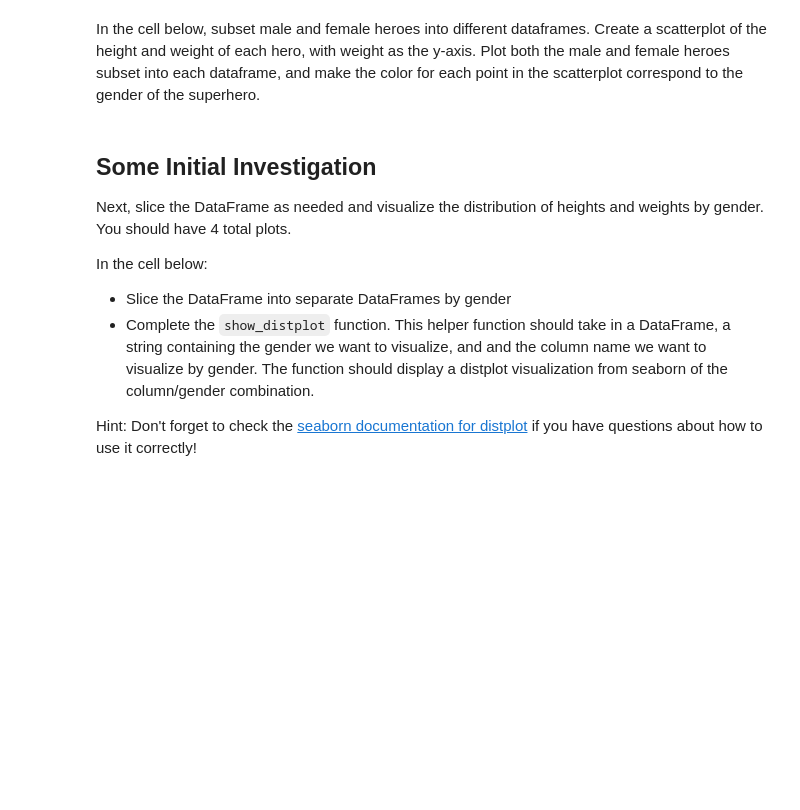
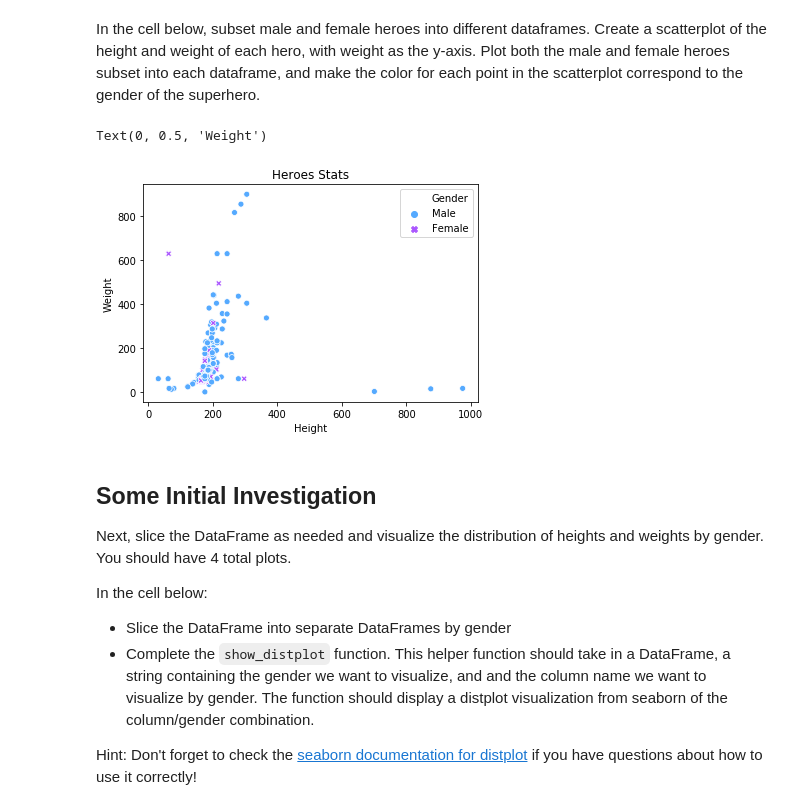
Before and after one commit to matthewsparr/dsc-0-04-18-cleaning-messy-data-summative-lab-online-ds-sp-000, a Jupyter notebook: index.ipynb, the cells around one changed output. Drawn from its saved outputs; the diff is of its cells as text; code cells hidden in the pictures; blank space fills up the shorter version.

```diff
--- a/index.ipynb
+++ b/index.ipynb
@@ -331,3 +331,7 @@ array([203. , 191. , 185. , 175. , 193. , 173. , 178. , 188. , 180. ,
 In the cell below, join the two DataFrames.  Think about which sort of join you should use, as well as which columns you should join on.  Rename columns and manipulate as needed.
 
 **_HINT:_** If the join throws an error message, consider settin the the column you want to join on as the index for each DataFrame.
+# %%
+df = heroes_df.join(powers_df, how='inner')
+df.set_index('name')
+df.head()
@@ -334,5 +346,18 @@ In the cell below, join the two DataFrames.  Think about which sort of join you
 # %% [markdown]
 In the cell below, subset male and female heroes into different dataframes.  Create a scatterplot of the height and weight of each hero, with weight as the y-axis.  Plot both the male and female heroes subset into each dataframe, and make the color for each point in the scatterplot correspond to the gender of the superhero.
+# %%
+
+
+mf_df = df.loc[(df['Gender'] == 'Male') | (df['Gender'] == 'Female')]
+
+ax = sns.scatterplot(x='Height', y="Weight", hue="Gender", style="Gender", data=mf_df, palette='cool')
+
+plt.title('Heroes Stats')
+plt.xlabel('Height')
+plt.ylabel('Weight')
+# %% [output]
+Text(0, 0.5, 'Weight')
+[figure, added]
 # %% [markdown]
 ## Some Initial Investigation
 
```
Also changed, not shown: parts of 4 cells of this notebook.
